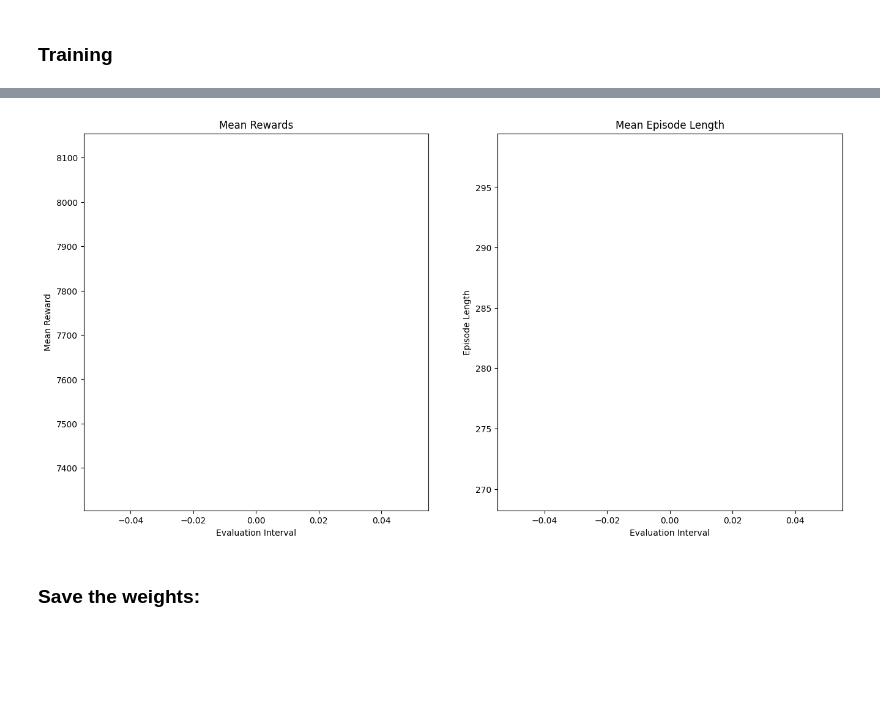
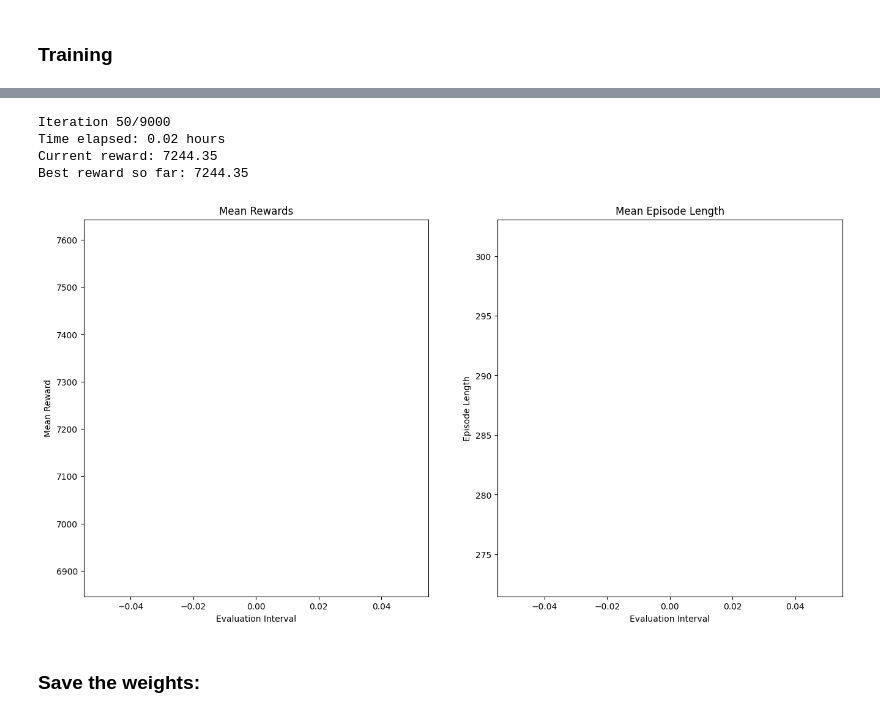
Before and after one commit to jbrismor/moon_Rover, a Jupyter notebook: solvers.ipynb, the cells around one changed output, grey strips where cells are left out. Saved outputs shown, nothing was run; the diff lists cells and outputs as text; code cells hidden in the pictures; blank space fills up the shorter version.

```diff
--- a/solvers.ipynb
+++ b/solvers.ipynb
@@ -484,7 +475,7 @@ config.training(
     #     "fcnet_activation": "swish",
     # },
     q_model_config={
-    "fcnet_hiddens": [256, 256],
+    "fcnet_hiddens": [512, 512, 256],
     "fcnet_activation": "swish",
     },
     lr=3e-4,                # Larger than your old 5e-5 for faster learning
@@ -549,7 +540,7 @@ lengths = []
 # %%
 import time
 
-TRAINING_ITERATIONS = 8000
+TRAINING_ITERATIONS = 9000
 EVAL_INTERVAL = 50
 
 
@@ -585,4 +577,8 @@ KeyboardInterrupt:
+Iteration 50/9000
+Time elapsed: 0.02 hours
+Current reward: 7244.35
+Best reward so far: 7244.35
-[figure, old version]
+[figure, new version]
 # %% [markdown]
 ### Save the weights:
 # %%
```
Also changed, not shown: parts of 6 cells of this notebook, 3 other files.
